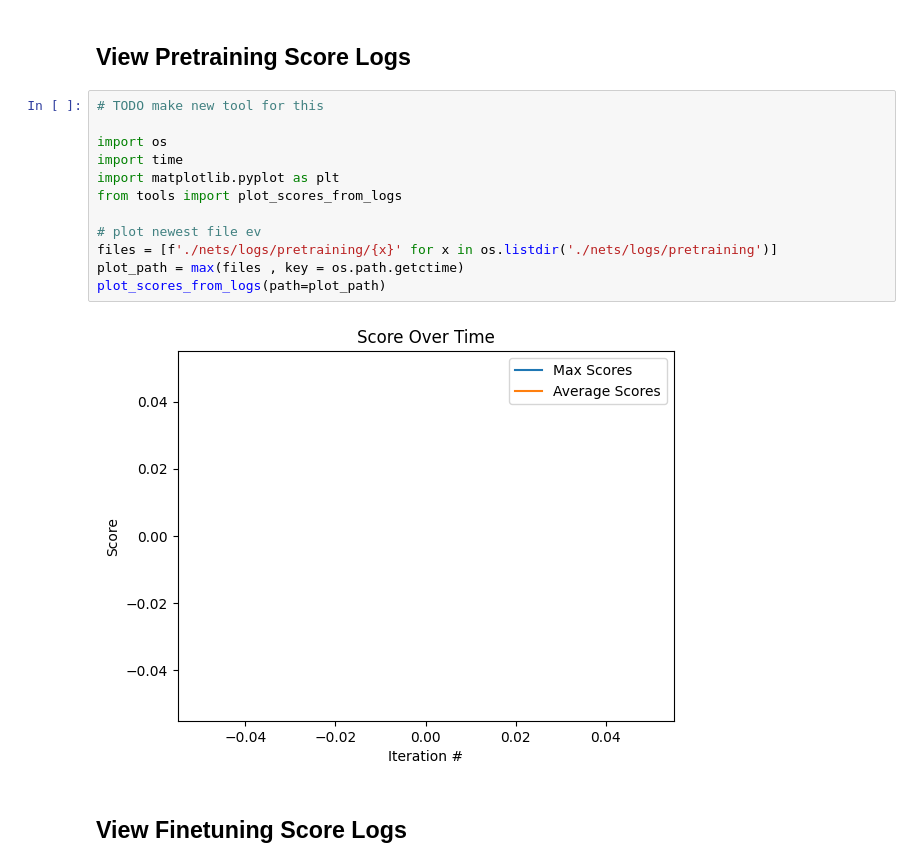
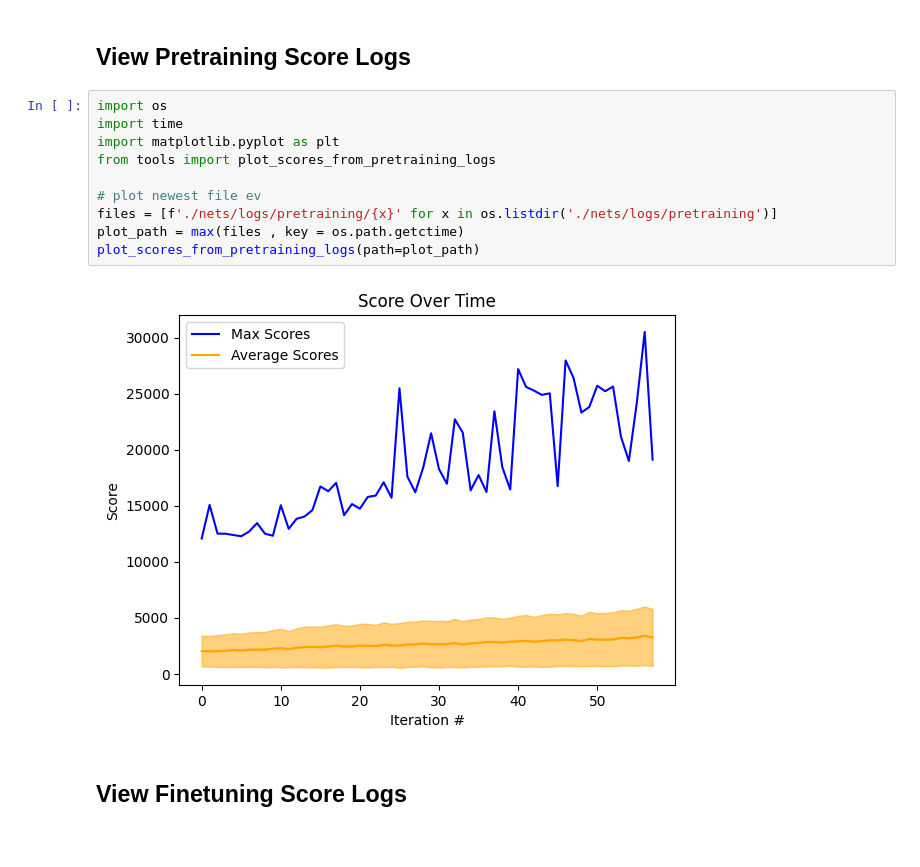
Before and after one commit to JackHanke/2048rl, a Jupyter notebook: workspace.ipynb, the cells around one changed output. Saved outputs shown, nothing was run; the diff lists cells and outputs as text.

Commit message:
pretraining paradigm for 2048

```diff
--- a/workspace.ipynb
+++ b/workspace.ipynb
@@ -110,19 +110,17 @@ plot_loss_from_logs(path=plot_path)
 # %% [markdown]
 ## View Pretraining Score Logs
 # %%
-# TODO make new tool for this
-
 import os
 import time
 import matplotlib.pyplot as plt
-from tools import plot_scores_from_logs
+from tools import plot_scores_from_pretraining_logs
 
 # plot newest file ev
 files = [f'./nets/logs/pretraining/{x}' for x in os.listdir('./nets/logs/pretraining')]
 plot_path = max(files , key = os.path.getctime)
-plot_scores_from_logs(path=plot_path)
+plot_scores_from_pretraining_logs(path=plot_path)
 # %% [output]
-[figure, old version]
+[figure, new version]
 # %% [markdown]
 ## View Finetuning Score Logs
 # %%
```
Also changed, not shown: parts of 2 cells of this notebook, 9 other files.
